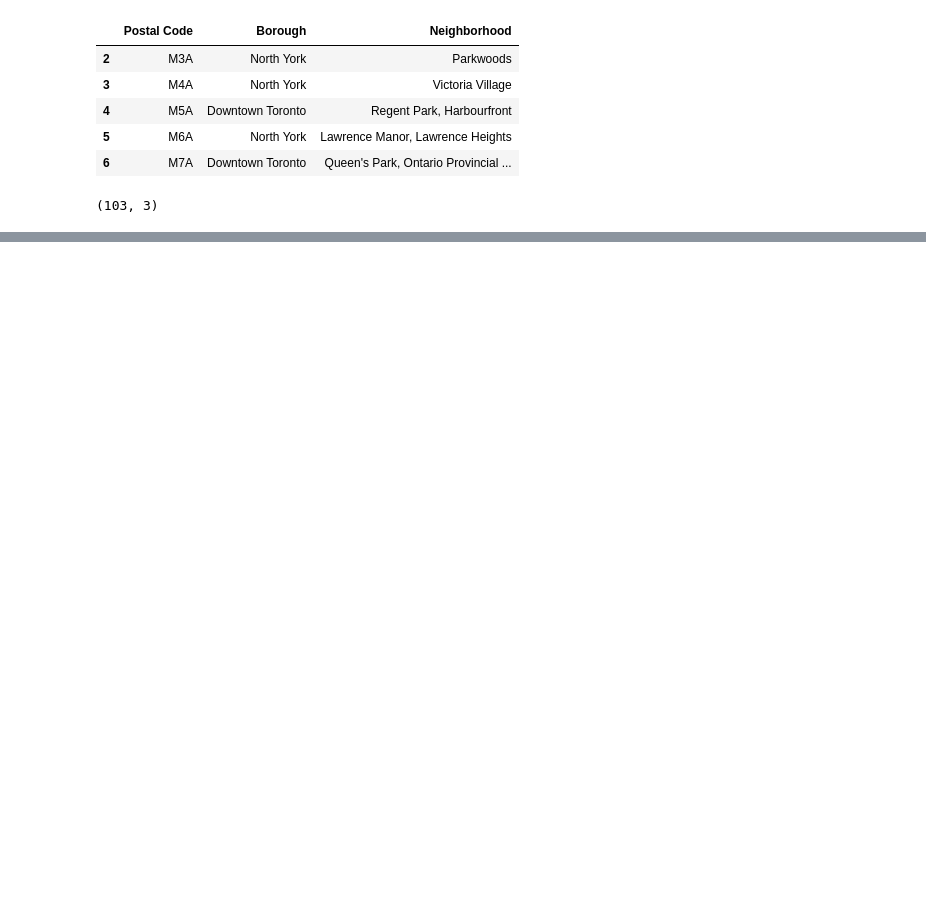
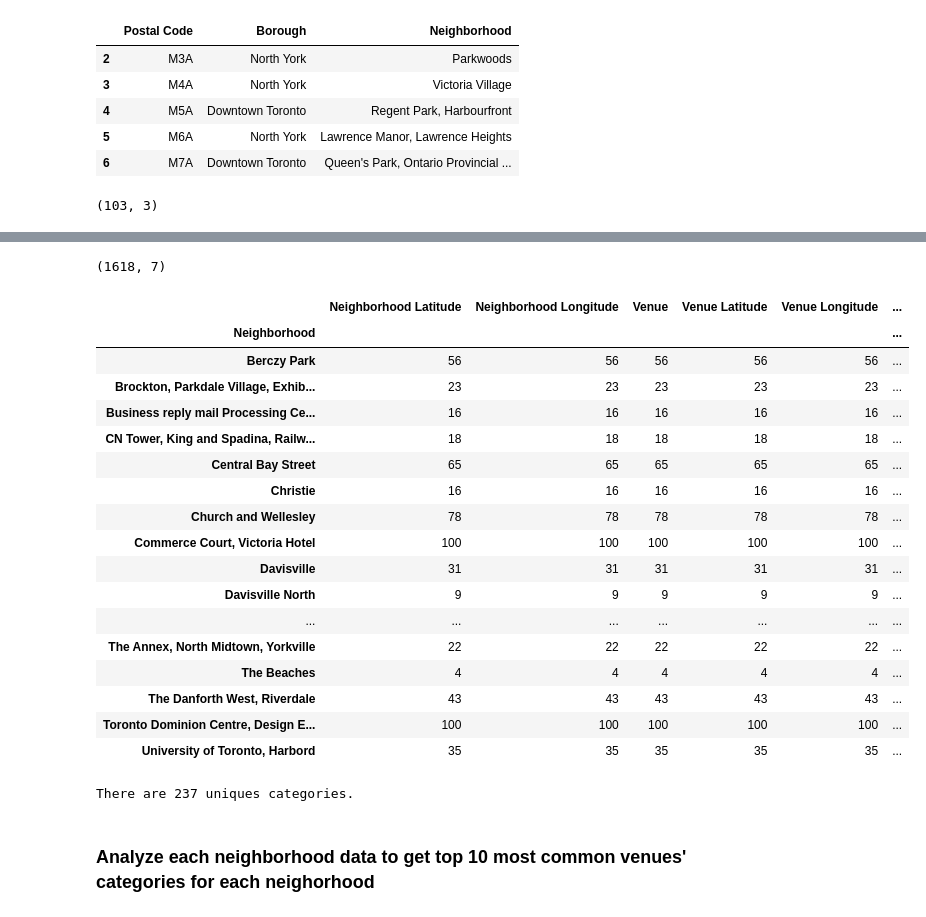
Before and after one commit to IH-irene/Capstone-assignment, a Jupyter notebook: Capstone W3.ipynb, the cells around one changed output, grey strips where cells are left out. Cells and saved outputs as stored; diff of their text form; code cells hidden in the pictures; blank space fills up the shorter version.

```diff
--- a/Capstone W3.ipynb
+++ b/Capstone W3.ipynb
@@ -65,0 +169,4 @@ df_table.describe()
+# %%
+VERSION = '20180605' # Foursquare API version
+RADIUS = 500
+LIMIT = 100 # define limit of number of venues returned by Foursquare API
@@ -65,0 +261,31 @@ df_table.describe()
+# %%
+toronto_venues.shape
+# %% [output]
+(1618, 7)
+# %%
+toronto_venues.groupby('Neighborhood').count()
+# %% [output]
+|  | Neighborhood Latitude | Neighborhood Longitude | Venue | Venue Latitude | Venue Longitude | ... |
+| Neighborhood |  |  |  |  |  | ... |
+| Berczy Park | 56 | 56 | 56 | 56 | 56 | ... |
+| Brockton, Parkdale Village, Exhib... | 23 | 23 | 23 | 23 | 23 | ... |
+| Business reply mail Processing Ce... | 16 | 16 | 16 | 16 | 16 | ... |
+| CN Tower, King and Spadina, Railw... | 18 | 18 | 18 | 18 | 18 | ... |
+| Central Bay Street | 65 | 65 | 65 | 65 | 65 | ... |
+| Christie | 16 | 16 | 16 | 16 | 16 | ... |
+| Church and Wellesley | 78 | 78 | 78 | 78 | 78 | ... |
+| Commerce Court, Victoria Hotel | 100 | 100 | 100 | 100 | 100 | ... |
+| Davisville | 31 | 31 | 31 | 31 | 31 | ... |
+| Davisville North | 9 | 9 | 9 | 9 | 9 | ... |
+| ... | ... | ... | ... | ... | ... | ... |
+| The Annex, North Midtown, Yorkville | 22 | 22 | 22 | 22 | 22 | ... |
+| The Beaches | 4 | 4 | 4 | 4 | 4 | ... |
+| The Danforth West, Riverdale | 43 | 43 | 43 | 43 | 43 | ... |
+| Toronto Dominion Centre, Design E... | 100 | 100 | 100 | 100 | 100 | ... |
+| University of Toronto, Harbord | 35 | 35 | 35 | 35 | 35 | ... |
+# %%
+print('There are {} uniques categories.'.format(len(toronto_venues['Venue Category'].unique())))
+# %% [output]
+There are 237 uniques categories.
+# %% [markdown]
+### Analyze each neighborhood data to get top 10 most common venues' categories for each neighorhood
```
Also changed, not shown: parts of 42 cells of this notebook.
